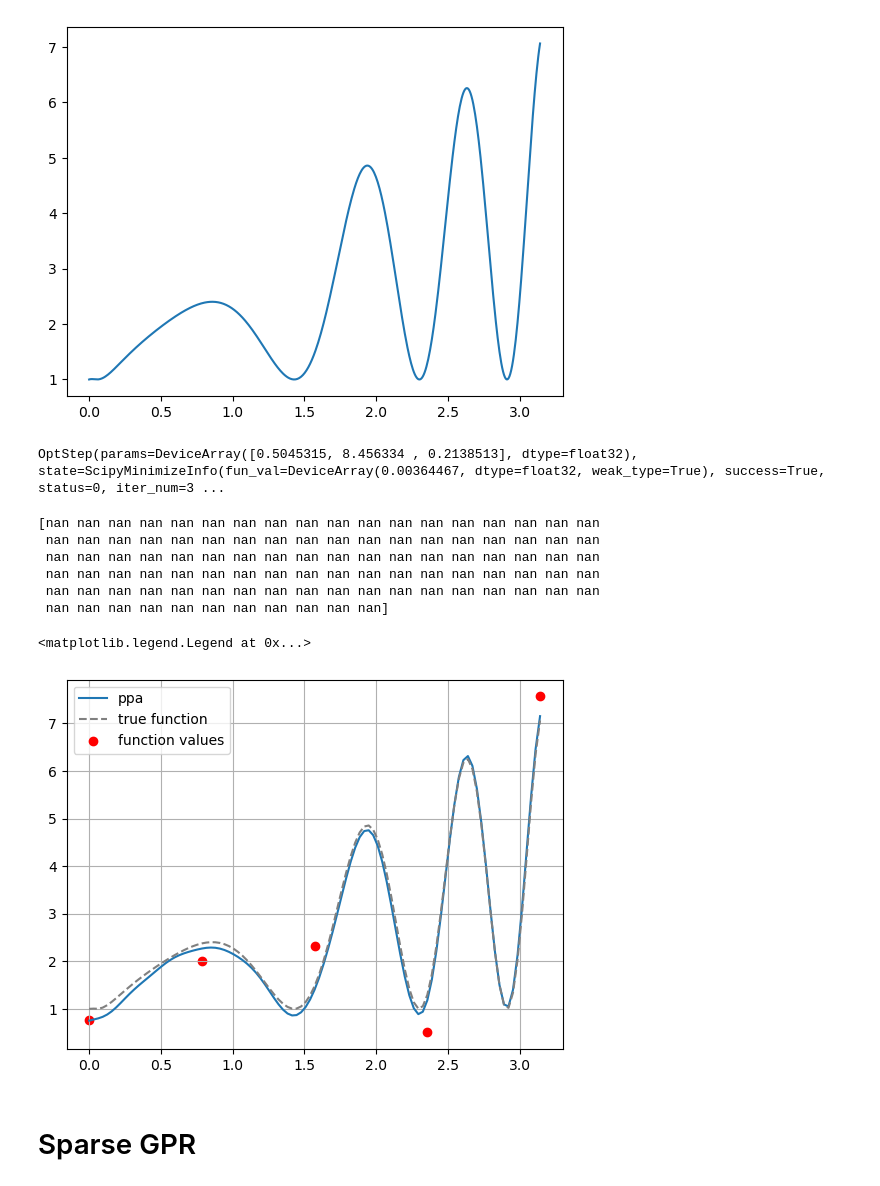
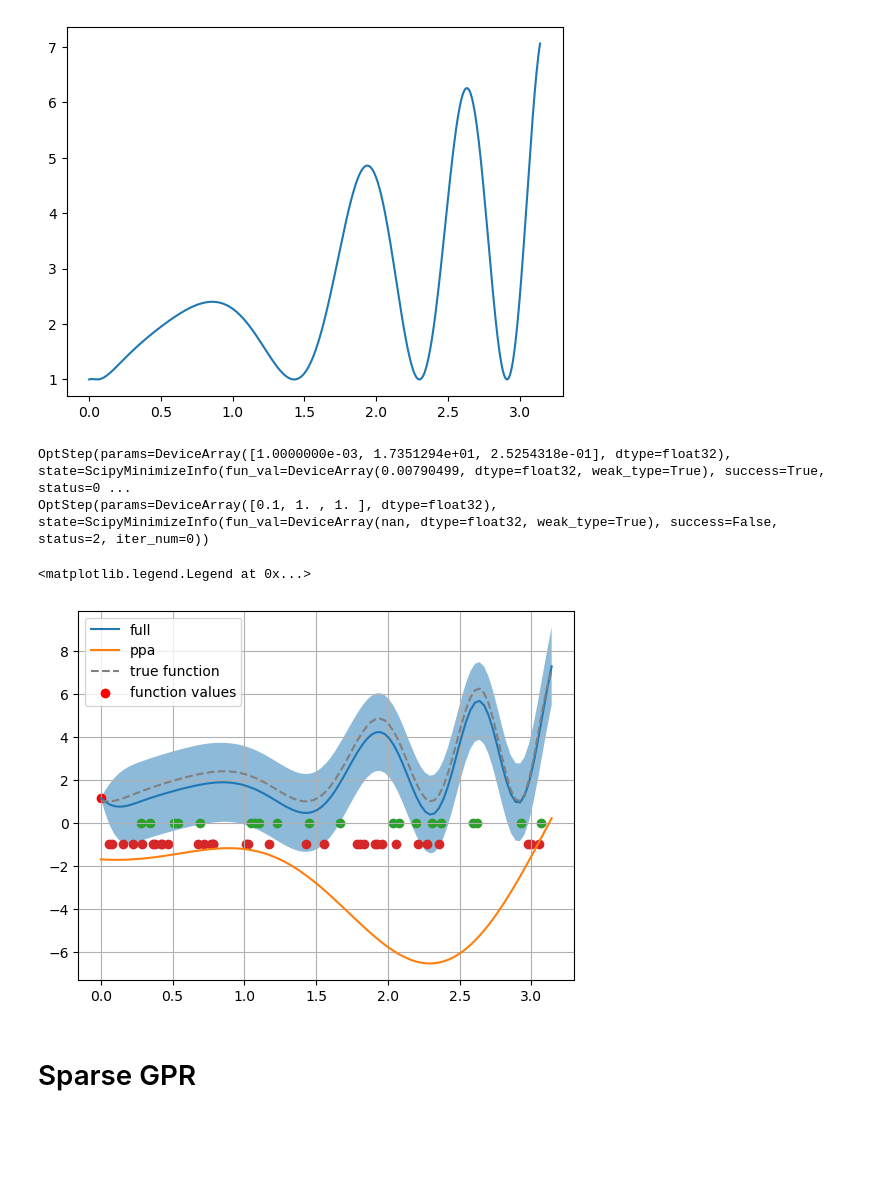
Before and after one commit to LukasEin/jaxgp, a Jupyter notebook: benchmarking1D.ipynb, the cells around one changed output. Cells and saved outputs as stored; diff of their text form; code cells hidden in the pictures; blank space fills up the shorter version.

```diff
--- a/benchmarking1D.ipynb
+++ b/benchmarking1D.ipynb
@@ -85,15 +85,16 @@ plt.plot(grid, y)
 bounds = jnp.array([0.0, jnp.pi])
 # bounds = jnp.array([-1.0, 1.0])
 
-noise = 0.5
+noise = 0.1
 
 length_scale = 1.0
 
-num_datapoints = 5
+num_datapoints = 1
 datagrid = jnp.linspace(*bounds,num_datapoints)
 data_values = f(datagrid,noise)
-num_derivpoints = (50,)
-derivative_grid = jnp.linspace(*bounds,num_derivpoints[0])
+num_derivpoints = (20,)
+# derivative_grid = jnp.linspace(*bounds,num_derivpoints[0])
+derivative_grid = random.uniform(key, num_derivpoints, minval=bounds[0], maxval=bounds[1])
 derivative_values = df(derivative_grid,noise)
 data_split = (num_datapoints, ) + num_derivpoints
 
@@ -101,7 +102,8 @@ X_data = jnp.concatenate((datagrid,derivative_grid)).reshape(-1,1)
 Y_data = jnp.concatenate((data_values,derivative_values)).reshape(-1,1)
 
 num_referencepoints = 33
-referencegrid = jnp.linspace(*bounds,num_referencepoints).reshape(-1,1)
+# referencegrid = jnp.linspace(*bounds,num_referencepoints).reshape(-1,1)
+referencegrid = random.uniform(key, (num_referencepoints,), minval=bounds[0], maxval=bounds[1]).reshape(-1,1)
 
 num_gridpoints = 101
 grid = jnp.linspace(*bounds,num_gridpoints)
@@ -109,11 +111,11 @@ grid = jnp.linspace(*bounds,num_gridpoints)
 kernel = Constant() * RBF()# + Linear()
 kernel_params = (length_scale, length_scale)#, 1.0, 1.0)
 # %%
-# model = gpr.ExactGPR(kernel,data_split,kernel_params,noise=noise)
-# model.train(X_data,Y_data)
-# (means_full, stds_full) = model.eval(grid.reshape(-1,1),True)
-# means_full = means_full.reshape(-1)
-# stds_full = stds_full.reshape(-1)
+model = gpr.ExactGPR(kernel,data_split,kernel_params,noise=noise)
+model.train(X_data,Y_data)
+(means_full, stds_full) = model.eval(grid.reshape(-1,1),True)
+means_full = means_full.reshape(-1)
+stds_full = stds_full.reshape(-1)
 
 model = gpr.SparseGPR(kernel,data_split,referencegrid,kernel_params,noise=noise)
 model.train(X_data,Y_data)
@@ -121,28 +123,22 @@ model.train(X_data,Y_data)
 means_ppa = means_ppa.reshape(-1)
 stds_ppa = stds_ppa.reshape(-1)
 # %% [output]
-OptStep(params=DeviceArray([0.5045315, 8.456334 , 0.2138513], dtype=float32), state=ScipyMinimizeInfo(fun_val=DeviceArray(0.00364467, dtype=float32, weak_type=True), success=True, status=0, iter_num=3 ...
+OptStep(params=DeviceArray([1.0000000e-03, 1.7351294e+01, 2.5254318e-01], dtype=float32), state=ScipyMinimizeInfo(fun_val=DeviceArray(0.00790499, dtype=float32, weak_type=True), success=True, status=0 ...
+OptStep(params=DeviceArray([0.1, 1. , 1. ], dtype=float32), state=ScipyMinimizeInfo(fun_val=DeviceArray(nan, dtype=float32, weak_type=True), success=False, status=2, iter_num=0))
-# %%
-print(stds_ppa)
-# %% [output]
-[nan nan nan nan nan nan nan nan nan nan nan nan nan nan nan nan nan nan
- nan nan nan nan nan nan nan nan nan nan nan nan nan nan nan nan nan nan
- nan nan nan nan nan nan nan nan nan nan nan nan nan nan nan nan nan nan
- nan nan nan nan nan nan nan nan nan nan nan nan nan nan nan nan nan nan
- nan nan nan nan nan nan nan nan nan nan nan nan nan nan nan nan nan nan
- nan nan nan nan nan nan nan nan nan nan nan]
 # %%
-# plt.plot(grid,means_full,label="full")
-# plt.fill_between(grid,means_full-2*stds_full,means_full+2*stds_full,alpha=0.5)
+plt.plot(grid,means_full,label="full")
+plt.fill_between(grid,means_full-2*stds_full,means_full+2*stds_full,alpha=0.5)
 plt.plot(grid,means_ppa,label="ppa")
 plt.fill_between(grid,means_ppa-2*stds_ppa,means_ppa+2*stds_ppa,alpha=0.5)
 plt.plot(grid,f(grid,0.0),color="grey",ls="--",label="true function")
 plt.scatter(datagrid,data_values,color="r",label="function values")
+plt.scatter(derivative_grid,jnp.zeros_like(derivative_grid))
+plt.scatter(referencegrid.reshape(-1), -jnp.ones_like(referencegrid.reshape(-1)))
 plt.grid()
 plt.legend()
 # %% [output]
 <matplotlib.legend.Legend at 0x...>
-[figure, old version]
+[figure, new version]
 # %% [markdown]
 # Sparse GPR
 # %% [markdown]
```
Also changed, not shown: parts of 1 cell of this notebook, 4 other files.
